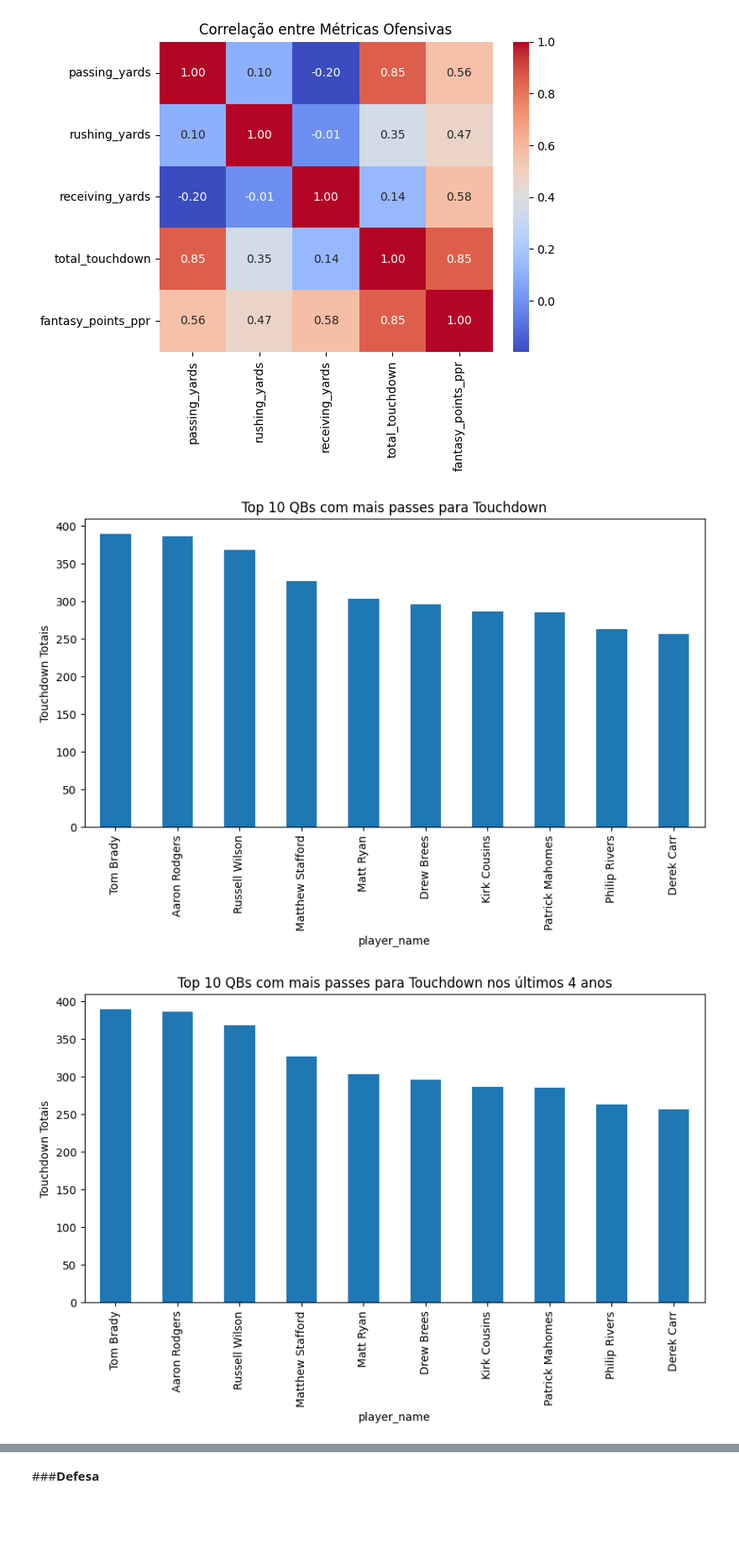
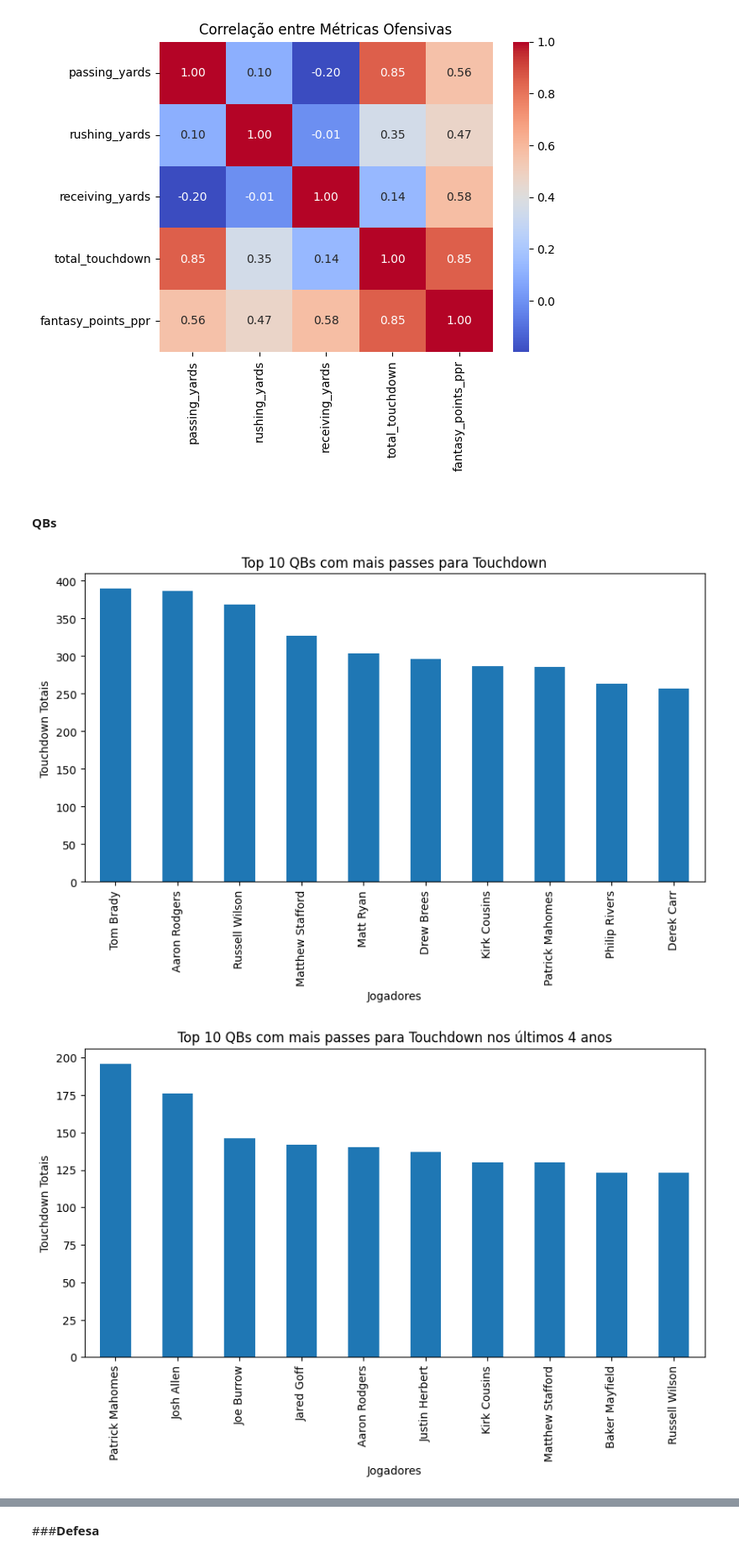
Before and after one commit to CarlosSotero/NFL_Stats_Players, a Jupyter notebook: NFL_Moderna.ipynb, the cells around one changed output, grey strips where cells are left out. Shown at 84% size. Saved outputs shown, nothing was run; the diff lists cells and outputs as text; code cells hidden in the pictures; blank space fills up the shorter version.

```diff
--- a/NFL_Moderna.ipynb
+++ b/NFL_Moderna.ipynb
@@ -448,24 +448,28 @@ plt.title('Correlação entre Métricas Ofensivas')
 plt.show()
 # %% [output]
 [figure]
+# %% [markdown]
+#### **QBs**
 # %%
 # Top QBs com mais passes para touchdown
 qbs= df_ataque_limpo[df_ataque_limpo['position'] == 'QB']
 top_qbs_touch = qbs.groupby('player_name')['pass_touchdown'].sum().nlargest(10)
 top_qbs_touch.plot(kind='bar', figsize=(10,5), title='Top 10 QBs com mais passes para Touchdown')
 plt.ylabel('Touchdown Totais')
+plt.xlabel('Jogadores')
 plt.show()
 # %% [output]
-[figure, old version]
+[figure, new version]
 # %%
 # Top QBs com mais passes para touchdown nos últimos 4 anos
 qbs_recentes = df_ataque_limpo[(df_ataque_limpo['position'] == 'QB') & (df_ataque_limpo['season'] >= 2020)]
-top_qbs_touch = qbs.groupby('player_name')['pass_touchdown'].sum().nlargest(10)
-top_qbs_touch.plot(kind='bar', figsize=(10,5), title='Top 10 QBs com mais passes para Touchdown nos últimos 4 anos')
+top_qbs_touch_recente = qbs_recentes.groupby('player_name')['pass_touchdown'].sum().nlargest(10)
+top_qbs_touch_recente.plot(kind='bar', figsize=(10,5), title='Top 10 QBs com mais passes para Touchdown nos últimos 4 anos')
 plt.ylabel('Touchdown Totais')
+plt.xlabel('Jogadores')
 plt.show()
 # %% [output]
-[figure, old version]
+[figure, new version]
 # %%
 # Top QBs em média de pontos fantasy
 top_qbs_fantasy = qbs.groupby('player_name')['fantasy_points_ppr'].mean().nlargest(10)
```
Also changed, not shown: parts of 57 cells of this notebook.
